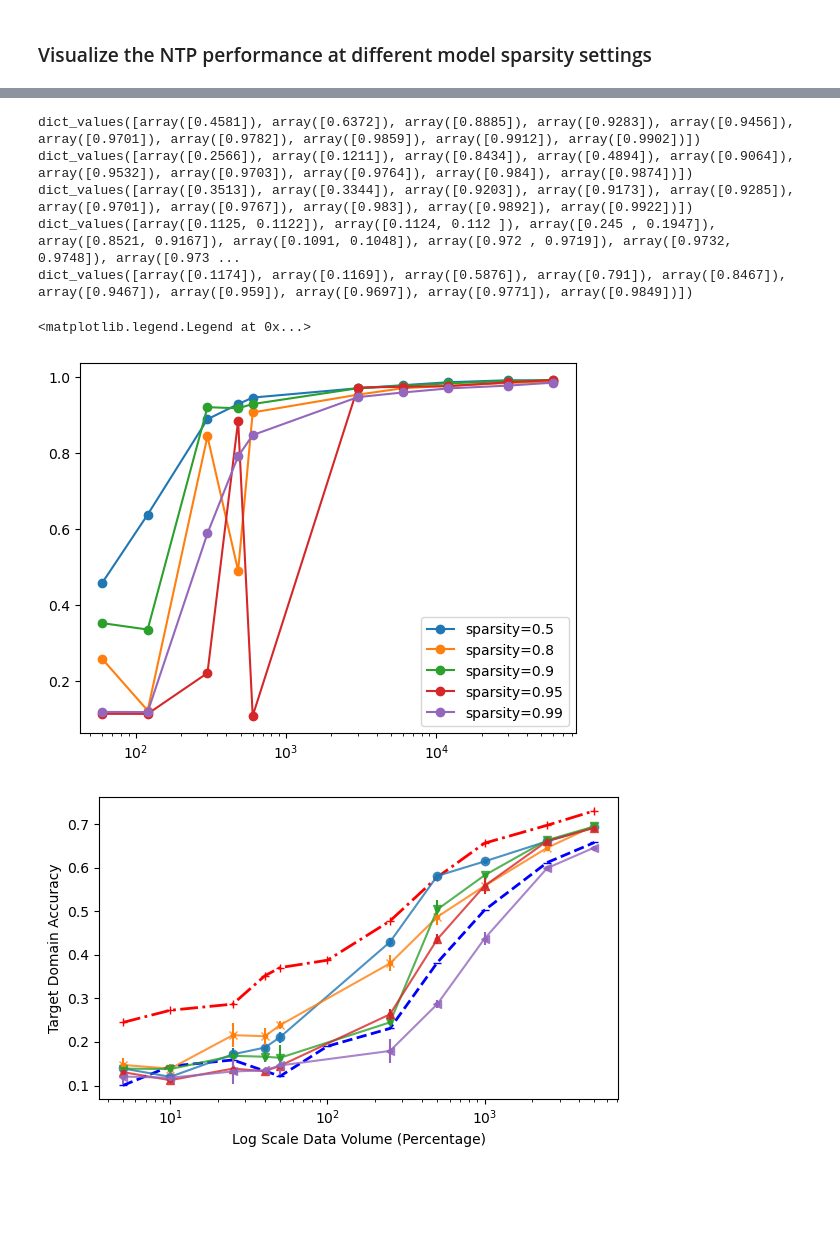
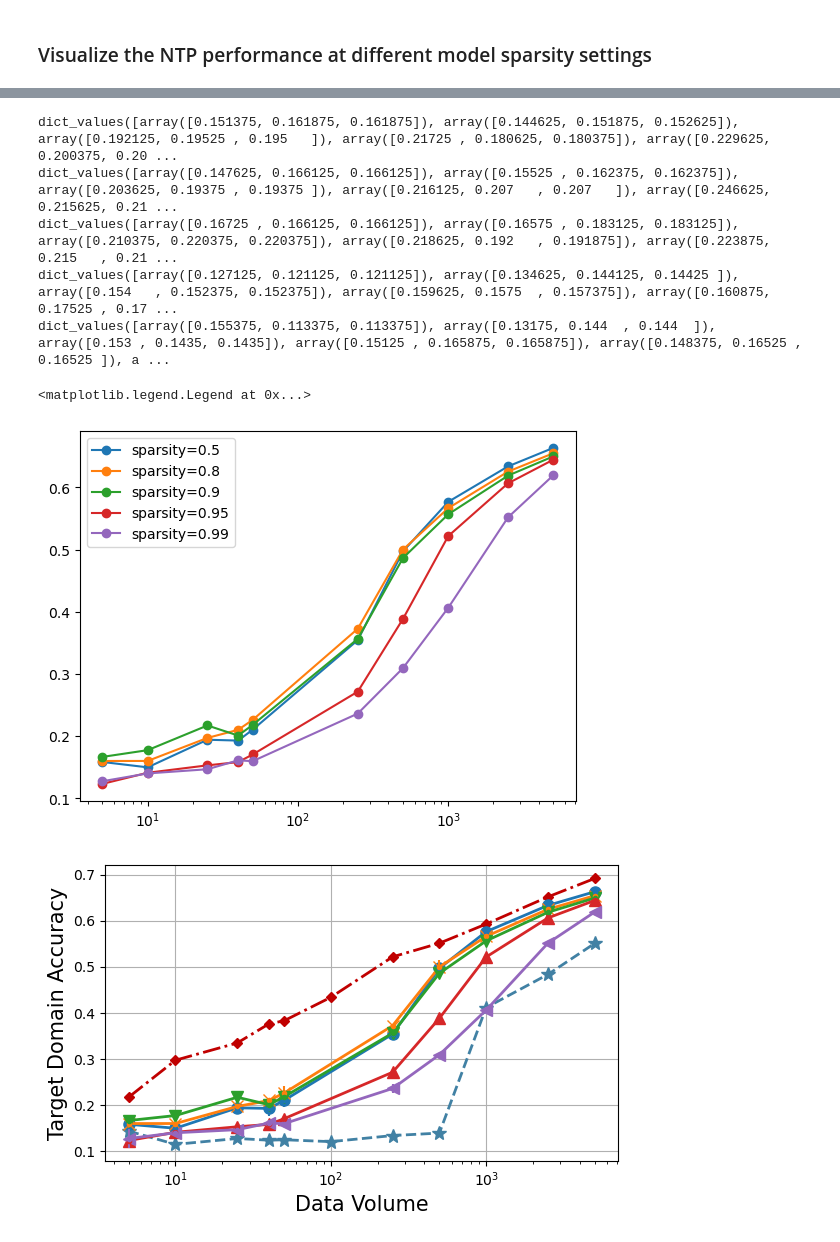
Before and after one commit to RollinDing/DNN-NTL-Pruning, a Jupyter notebook: src/visualizations/visualize_admm_various_sparsity.ipynb, the cells around one changed output, grey strips where cells are left out. Saved outputs shown, nothing was run; the diff lists cells and outputs as text; code cells hidden in the pictures; blank space fills up the shorter version.

Commit message:
update visualization code

```diff
--- a/src/visualizations/visualize_admm_various_sparsity.ipynb
+++ b/src/visualizations/visualize_admm_various_sparsity.ipynb
@@ -5,7 +5,7 @@ import matplotlib.pyplot as plt
 import re
 # %%
 datasets = ["stl", "cifar10"]
-file_directory = "../../logs/vgg11/"
+file_directory = "../../logs/resnet18/"
 # %%
 def extract_floats(s):
     # Regular expression for matching floats
@@ -72,63 +72,65 @@ for i, s in enumerate(sparsity_results.keys()):
 plt.xscale('log')
 plt.legend()
 # %% [output]
-dict_values([array([0.4581]), array([0.6372]), array([0.8885]), array([0.9283]), array([0.9456]), array([0.9701]), array([0.9782]), array([0.9859]), array([0.9912]), array([0.9902])])
-dict_values([array([0.2566]), array([0.1211]), array([0.8434]), array([0.4894]), array([0.9064]), array([0.9532]), array([0.9703]), array([0.9764]), array([0.984]), array([0.9874])])
-dict_values([array([0.3513]), array([0.3344]), array([0.9203]), array([0.9173]), array([0.9285]), array([0.9701]), array([0.9767]), array([0.983]), array([0.9892]), array([0.9922])])
-dict_values([array([0.1125, 0.1122]), array([0.1124, 0.112 ]), array([0.245 , 0.1947]), array([0.8521, 0.9167]), array([0.1091, 0.1048]), array([0.972 , 0.9719]), array([0.9732, 0.9748]), array([0.973 ...
-dict_values([array([0.1174]), array([0.1169]), array([0.5876]), array([0.791]), array([0.8467]), array([0.9467]), array([0.959]), array([0.9697]), array([0.9771]), array([0.9849])])
+dict_values([array([0.151375, 0.161875, 0.161875]), array([0.144625, 0.151875, 0.152625]), array([0.192125, 0.19525 , 0.195   ]), array([0.21725 , 0.180625, 0.180375]), array([0.229625, 0.200375, 0.20 ...
+dict_values([array([0.147625, 0.166125, 0.166125]), array([0.15525 , 0.162375, 0.162375]), array([0.203625, 0.19375 , 0.19375 ]), array([0.216125, 0.207   , 0.207   ]), array([0.246625, 0.215625, 0.21 ...
+dict_values([array([0.16725 , 0.166125, 0.166125]), array([0.16575 , 0.183125, 0.183125]), array([0.210375, 0.220375, 0.220375]), array([0.218625, 0.192   , 0.191875]), array([0.223875, 0.215   , 0.21 ...
+dict_values([array([0.127125, 0.121125, 0.121125]), array([0.134625, 0.144125, 0.14425 ]), array([0.154   , 0.152375, 0.152375]), array([0.159625, 0.1575  , 0.157375]), array([0.160875, 0.17525 , 0.17 ...
+dict_values([array([0.155375, 0.113375, 0.113375]), array([0.13175, 0.144  , 0.144  ]), array([0.153 , 0.1435, 0.1435]), array([0.15125 , 0.165875, 0.165875]), array([0.148375, 0.16525 , 0.16525 ]), a ...
 <matplotlib.legend.Legend at 0x...>
-[figure, old version]
+[figure, new version]
 # %%
 # Read the curve for local training
 local_path = file_directory + "local/" + target + ".log"
 local_dic = read_file(local_path)
 # %%
 # Read the curve for local training
-transfer_path = file_directory + "transfer/0/" + source + "-" + target + ".log"
+transfer_path = file_directory + "transfer/1/" + source + "-" + target + ".log"
 transfer_path = read_file(transfer_path)
 # %%
 plt.figure(figsize=(6, 4))  # Increase figure size for better clarity
+
 # Plot the curve for local training
 std = np.std(list(local_dic.values()), axis=1)
 mean = np.mean(list(local_dic.values()), axis=1)
-plt.plot(list(local_dic.keys()), mean, label="From Scratch", color="blue", marker="_", linestyle="--", lw=2)
+plt.plot(list(local_dic.keys()), mean, label="From Scratch", color="#4181a4", marker="*", linestyle="--", lw=2, markersize=10)
 
 # Plot the curve for transfer learning
 std = np.std(list(transfer_path.values()), axis=1)
 mean = np.mean(list(transfer_path.values()), axis=1)
-plt.plot(list(transfer_path.keys()), mean, label="Transfer", color="red", marker="+", linestyle="-.", lw=2)
+plt.plot(list(transfer_path.keys()), mean, label="Transfer", color="#c00000", marker="D", linestyle="-.", lw=2, markersize=5)
 
 
 # Create a color map once, to be used for all the lines
 cmap = plt.get_cmap('tab10')
 markers = ['o', 'x', 'v', '^', '<', '>', 'h', 'H', 'D', 'P', '*', '+', '|', '_']
 # Plot all the sparsity results
 for i, s in enumerate(sparsity_results.keys()):
     dic = sparsity_results[s]
     std = np.std(list(dic.values()), axis=1)
     mean = np.mean(list(dic.values()), axis=1)
     label = f"{s}"  # Shorten label here if necessary
-    plt.plot(list(dic.keys()), mean, label=label, color=cmap(i), marker=markers[i], alpha=0.8)
+    plt.plot(list(dic.keys()), mean, label=label, color=cmap(i), marker=markers[i], lw=2, markersize=8)
     plt.errorbar(list(dic.keys()), mean, yerr=std, fmt='.', color=cmap(i), alpha=1)
 
 
 # Apply log scale for x-axis
 plt.xscale('log')
 
 # Adjust legend positioning and add title
 # legend_title = "Model Sparsity"
 # plt.legend(loc='lower center', bbox_to_anchor=(0.5, 1.02), ncol=4, fontsize='medium', title=legend_title, framealpha=0.8)
 
-plt.xlabel("Log Scale Data Volume (Percentage)")
-plt.ylabel("Target Domain Accuracy")
+plt.xlabel("Data Volume", fontsize=15)
+plt.ylabel("Target Domain Accuracy", fontsize=15)
 
+plt.grid()
 plt.tight_layout(rect=[0, 0, 1, 0.95])  # Adjust layout to make room for the legend above the plot
 # Save the plot to a svg
-plt.savefig("../../imgs/sparsity-vgg11-cifar10-stl.svg")
+plt.savefig("../../imgs/sparsity-resnet18-cifar10-stl.svg")
 plt.show()
 # %% [output]
-[figure, old version]
+[figure, new version]
 # %%
 # Draw the legend separately
 plt.figure(figsize=(5, 1))  # Increase figure size for better clarity
```
Also changed, not shown: parts of 2 cells of this notebook, 2 other files.
